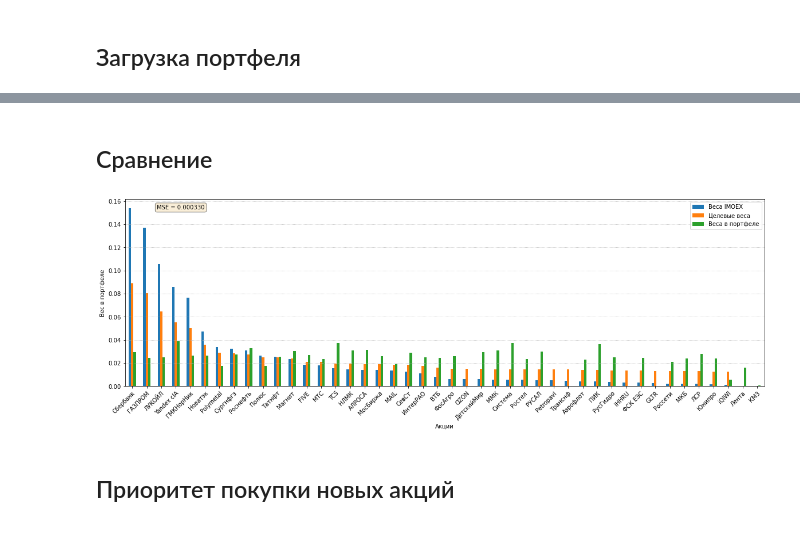
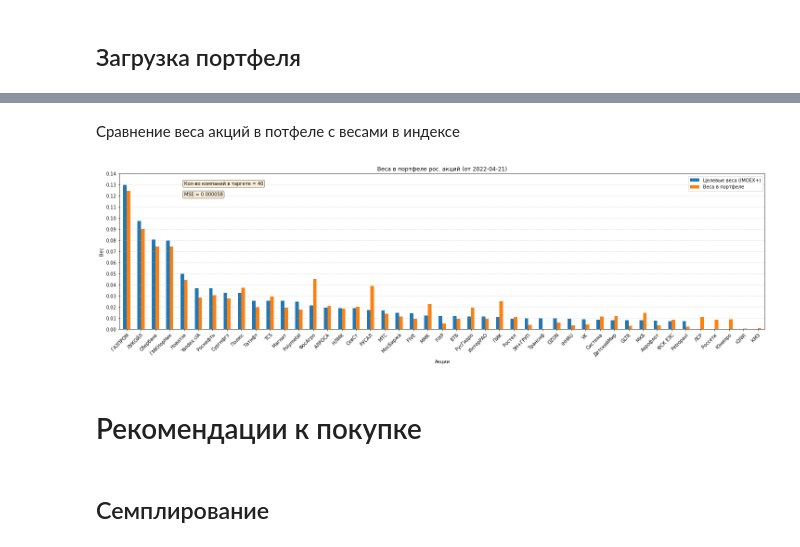
Before and after one commit to HexQuant/Investment-Analysis, a Jupyter notebook: manual_imoex_tracking.ipynb, the cells around one changed output, grey strips where cells are left out. Saved outputs shown, nothing was run; the diff lists cells and outputs as text; code cells hidden in the pictures.

```diff
--- a/manual_imoex_tracking.ipynb
+++ b/manual_imoex_tracking.ipynb
@@ -40,0 +20,15 @@ imoex['myIMOEX'] = (1/imoex['weight'].count()+ imoex['weight'])/(1+imoex['weight
+# %%
+# Грузим стоки с Мос.Биржи
+imoex = moex.get_stocks_in_indices('IMOEX')
+moexbmi = moex.get_stocks_in_indices('MOEXBMI')
+
+# Объединяем данные по индексам
+df = pd.DataFrame()
+df['name']=moexbmi['shortnames']
+df['moexbmi']=moexbmi['weight']
+df['imoex']=imoex['weight']
+df.fillna(0, inplace=True)
+df = df[(df['moexbmi']>0) | (df['imoex']>0)]
+
+imoex_stocks_count = df[df['imoex']>0].shape[0]
+moexbmi_stocks_count = df[df['moexbmi']>0].shape[0]
@@ -94,18 +190,36 @@ imoex.fillna(0, inplace=True)
+# %% [markdown]
+Сравнение веса акций в потфеле с весами в индексе
+# %%
+fig ,ax  = plt.subplots(constrained_layout=True)
+fig.set_size_inches(20,6)
+target_index_name = 'imoex+'
+
+partdf = df[(df[target_index_name]>0) | (df['Weight']>0)]
+mse = ((partdf[target_index_name]-partdf['Weight'])**2).mean()
+
+#ax = imoex[['weight', 'myIMOEX', 'portfolio']].plot.bar()
+partdf[[target_index_name,'Weight']].plot.bar(ax =ax )
+plt.yticks(np.arange(0, df[target_index_name].max()+0.01, 0.01))
+ax.grid(axis='y', linestyle=':')
+props = dict(boxstyle='round', facecolor='wheat', alpha=0.5)
+k = 0.07
+ax.text(0.10, 0.95, f"Кол-во компаний в таргете = {df[df[target_index_name]>0].shape[0]}", transform=ax.transAxes, verticalalignment='top', bbox=props)
+ax.text(0.10, 0.95-k, f"MSE = {mse:0.6f}", transform=ax.transAxes, verticalalignment='top', bbox=props)
+
+ax.set_title(f'Веса в портфеле рос. акций (от {datetime.date.today()})')
+ax.set_ylabel('Вес')
+ax.set_xlabel('Акции')
+
+plt.setp(
+    ax.xaxis.get_majorticklabels(),
+    ha="right" ,
+    rotation=45,
+    rotation_mode="anchor");
+
+plt.legend(labels=[f'Целевые веса ({target_index_name.upper()})','Веса в портфеле']);
+# %% [output]
+[figure, added]
+# %% [markdown]
+# Рекомендации к покупке
 # %% [markdown]
-## Сравнение
+## Семплирование
-# %%
-m = imoex['myIMOEX']-imoex['portfolio']
-mse = (m**2).mean()
-
-ax = imoex[['weight', 'myIMOEX', 'portfolio']].plot.bar()
-ax.grid(axis='y', linestyle=':')
-props = dict(boxstyle='round', facecolor='wheat', alpha=0.5)
-ax.text(0.05, 0.97, f"MSE = {mse:0.6f}", transform=ax.transAxes, verticalalignment='top', bbox=props)
-ax.set_ylabel('Вес в портфеле')
-ax.set_xlabel('Акции')
-plt.setp(ax.xaxis.get_majorticklabels(), ha="right" , rotation=45, rotation_mode="anchor");
-plt.legend(labels=['Веса IMOEX', 'Целевые веса', 'Веса в портфеле']);
-# %% [output]
-[figure, removed]
-# %% [markdown]
-## Приоритет покупки новых акций
```
Also changed, not shown: parts of 34 cells of this notebook.
